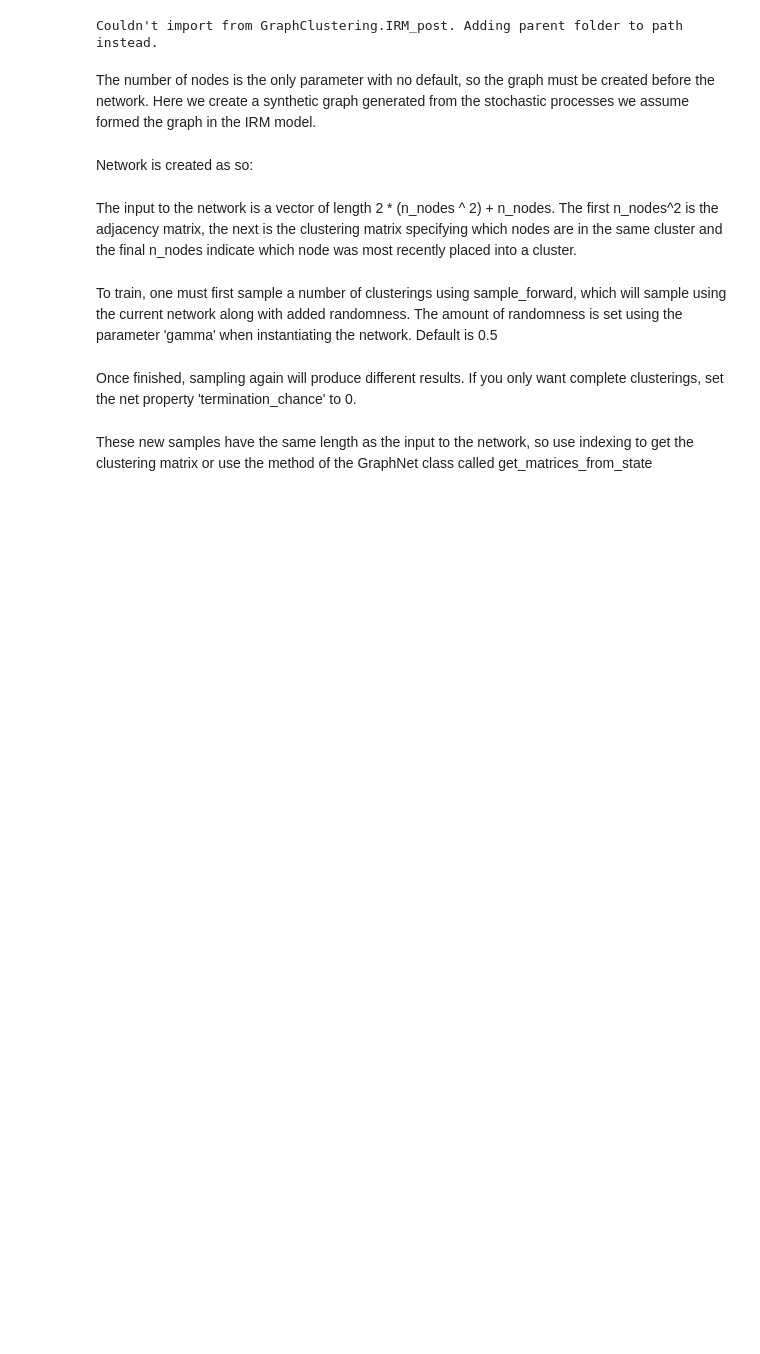
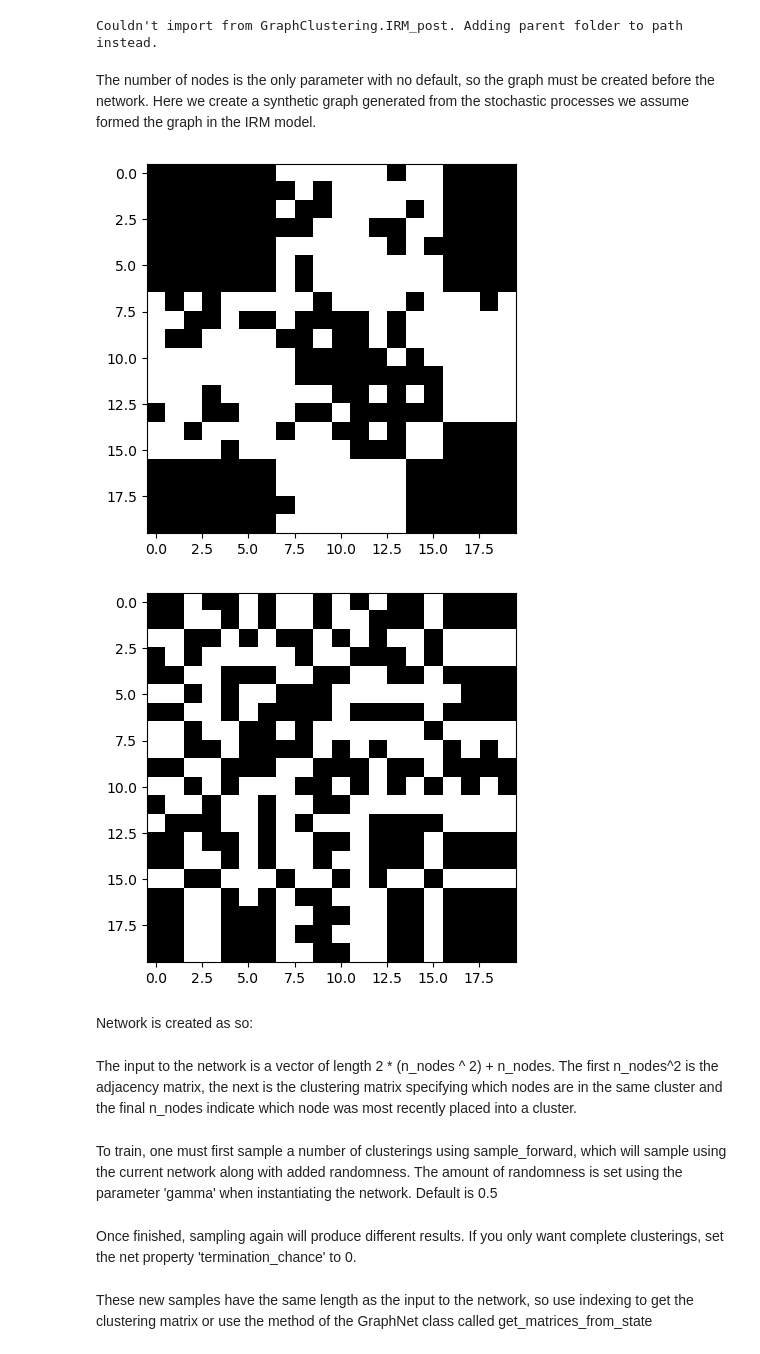
Before and after one commit to FabianScott/GFlowNetsA, a Jupyter notebook: GraphClustering/Network/Training_Example.ipynb, the cells around one changed output. Drawn from its saved outputs; the diff is of its cells as text; code cells hidden in the pictures; blank space fills up the shorter version.

```diff
--- a/GraphClustering/Network/Training_Example.ipynb
+++ b/GraphClustering/Network/Training_Example.ipynb
@@ -13,23 +13,27 @@ Couldn't import from GraphClustering.IRM_post. Adding parent folder to path inst
 The number of nodes is the only parameter with no default, so the graph must be created before the network. Here we create a synthetic graph generated from the stochastic processes we assume formed the graph in the IRM model.
 # %%
 N =  20
-adjacency_matrix, clusters = IRM_graph(3, 0.5, 0.5, N = 20)
+alpha, a, b = 3, 0.5, 0.5
+adjacency_matrix, clusters = IRM_graph(alpha = alpha, a = a, b = b, N = 20)
 cluster_idxs = clusterIndex(clusters)
 # Adjacency_matrix describes the graph.
 # Cluster_idxs is the ground truth and was used to form the graph.
 # idxs = torch.random.permutation(torch.arange(N))
 idxs = torch.randperm(N, dtype=torch.int64)
 
 A_random = adjacency_matrix[idxs][:, idxs]
 cluster_random = cluster_idxs[idxs]
 
 plt.figure()
 plt.imshow(adjacency_matrix, cmap='gray')
 plt.show()
 
 plt.figure()
 plt.imshow(A_random, cmap='gray')
 plt.show()
+# %% [output]
+[figure, added]
+[figure, added]
 # %% [markdown]
 Network is created as so:
 # %%
```
Also changed, not shown: parts of 2 cells of this notebook.
